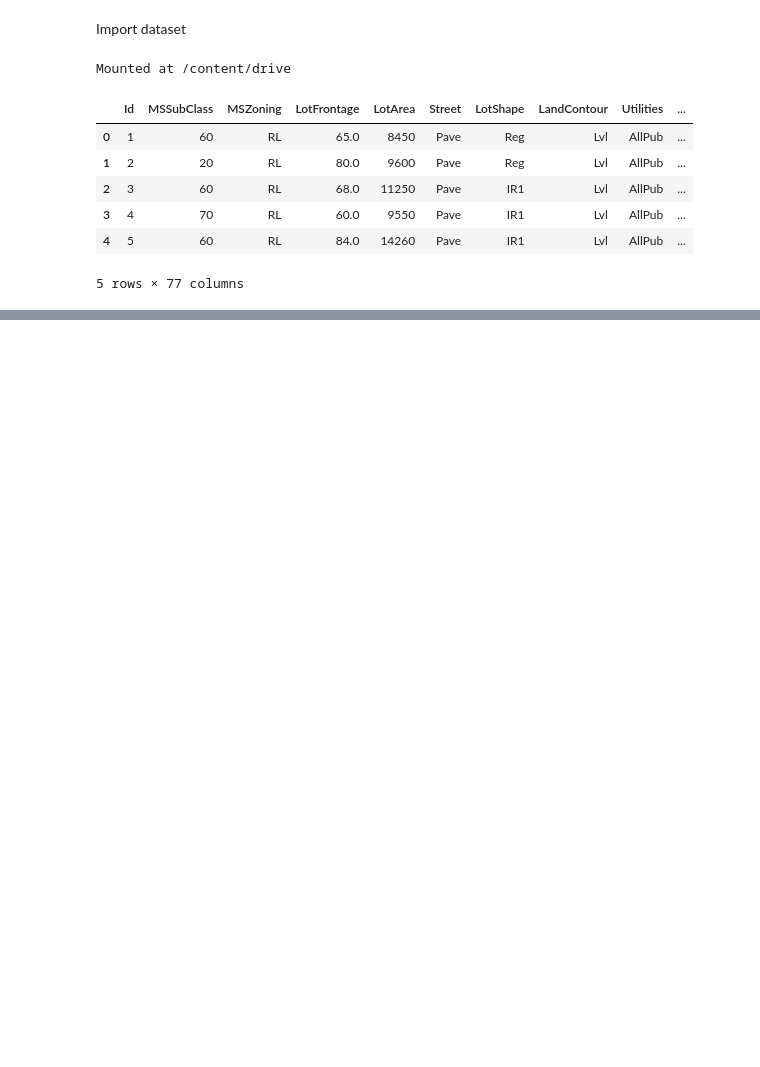
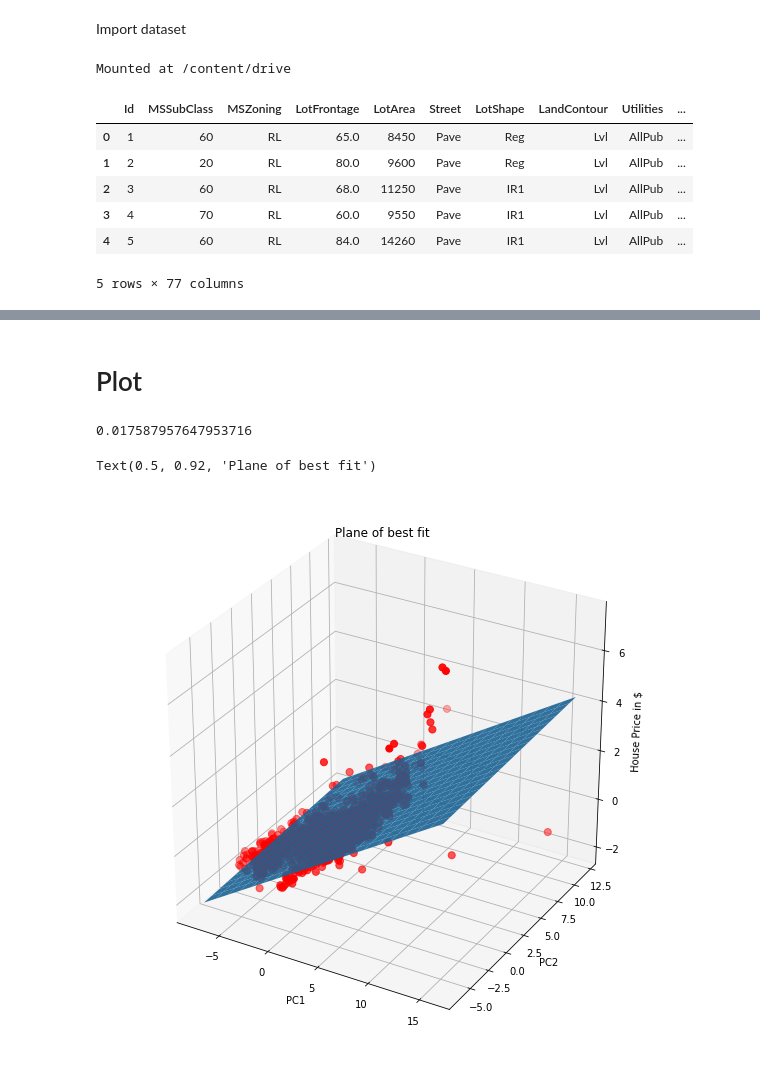
Before and after one commit to kalvin-osoro/ml_gw, a Jupyter notebook: Housing_pricing.ipynb, the cells around one changed output, grey strips where cells are left out. Cells and saved outputs as stored; diff of their text form; code cells hidden in the pictures; blank space fills up the shorter version.

```diff
--- a/Housing_pricing.ipynb
+++ b/Housing_pricing.ipynb
@@ -28,0 +378,2 @@ data.head()
+# %%
+regressor.fit(X,y)
@@ -28,0 +388,29 @@ data.head()
+# %% [markdown]
+# Plot
+# %%
+final_data_array=final_data.to_numpy()
+# %%
+min_val=np.min(final_data_array, axis=0)
+max_val=np.max(final_data_array, axis=0)
+X_plot,Y_plot=np.meshgrid(np.linspace(min_val[0],max_val[0],20),np.linspace(min_val[1],max_val[1],20))
+# %%
+w_1 = regressor.coef_[0]
+w_2 = regressor.coef_[1]
+b = regressor.intercept_
+Z_plot = w_1*X_plot + w_2*Y_plot + b
+# %%
+w_2
+# %% [output]
+0.017587957647953716
+# %%
+fig1=plt.figure(figsize=(10,10))
+ax=fig1.gca(projection='3d')
+ax.plot_surface(X_plot,Y_plot,Z_plot, rstride=1,cstride=1,alpha=0.9)
+ax.scatter(final_data_array[:,0],final_data_array[:,1],final_data_array[:,2], c='r',s=50)
+plt.xlabel('PC1')
+plt.ylabel('PC2')
+ax.set_zlabel('House Price in $')
+ax.set_title('Plane of best fit')
+# %% [output]
+Text(0.5, 0.92, 'Plane of best fit')
+[figure, added]
```
Also changed, not shown: parts of 41 cells of this notebook.
